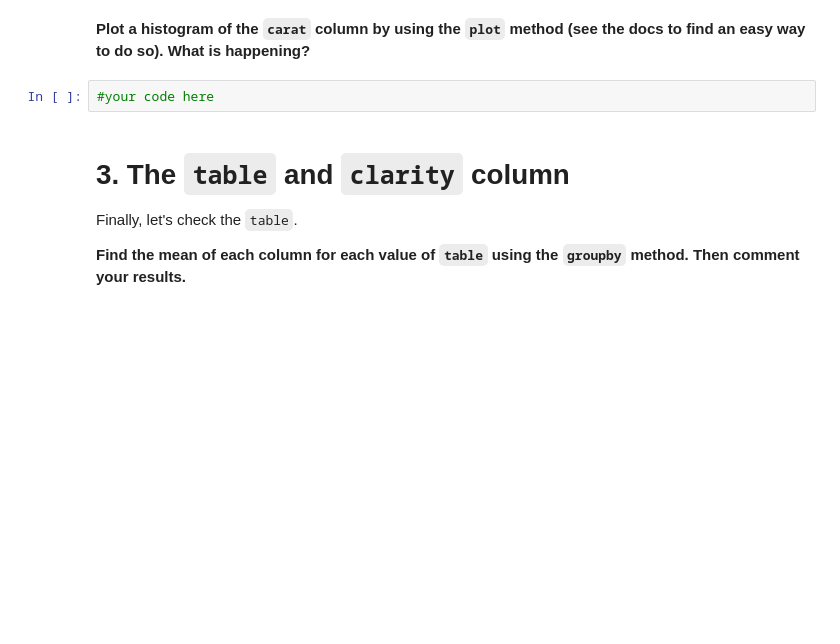
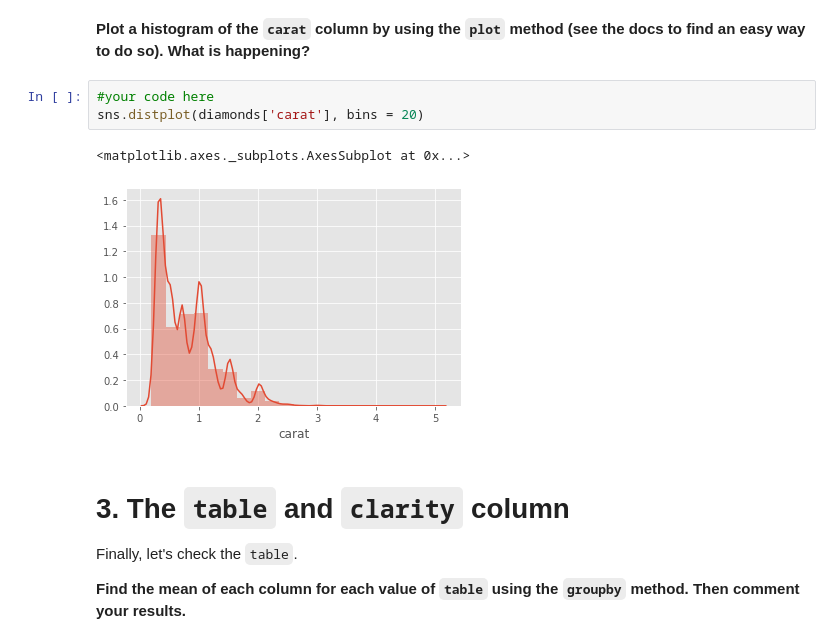
Before and after one commit to ta-data-lis/M2-mini-project1, a Jupyter notebook: 2.-EDA.ipynb, the cells around one changed output. Drawn from its saved outputs; the diff is of its cells as text; blank space fills up the shorter version.

```diff
--- a/2.-EDA.ipynb
+++ b/2.-EDA.ipynb
@@ -61,6 +130,10 @@ Let's check the `carat` (weight), since this could also be a potential factor fo
 **Plot a histogram of the `carat` column by using the `plot` method (see the docs to find an easy way to do so). What is happening?**
 # %%
 #your code here
+sns.distplot(diamonds['carat'], bins = 20)
+# %% [output]
+<matplotlib.axes._subplots.AxesSubplot at 0x...>
+[figure, added]
 # %% [markdown]
 # 3. The `table` and `clarity` column
 Finally, let's check the `table`.
```
Also changed, not shown: parts of 39 cells of this notebook, 2 other files.
